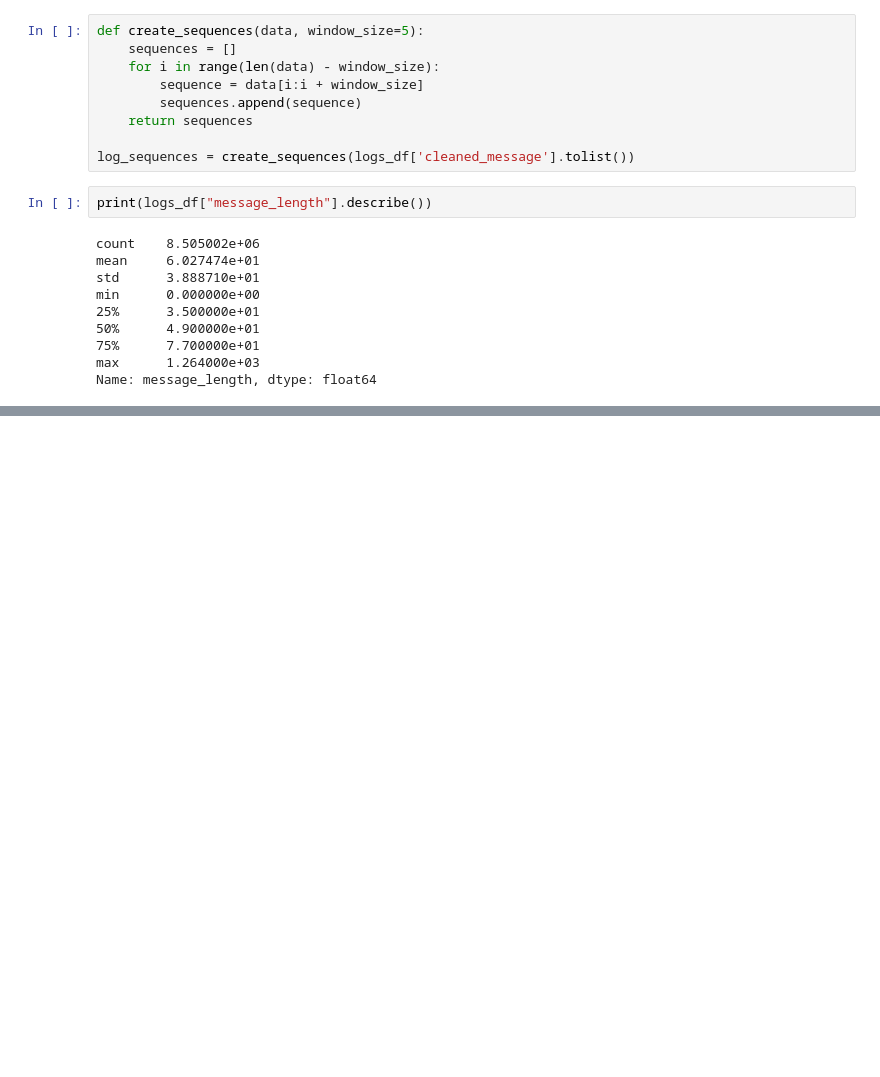
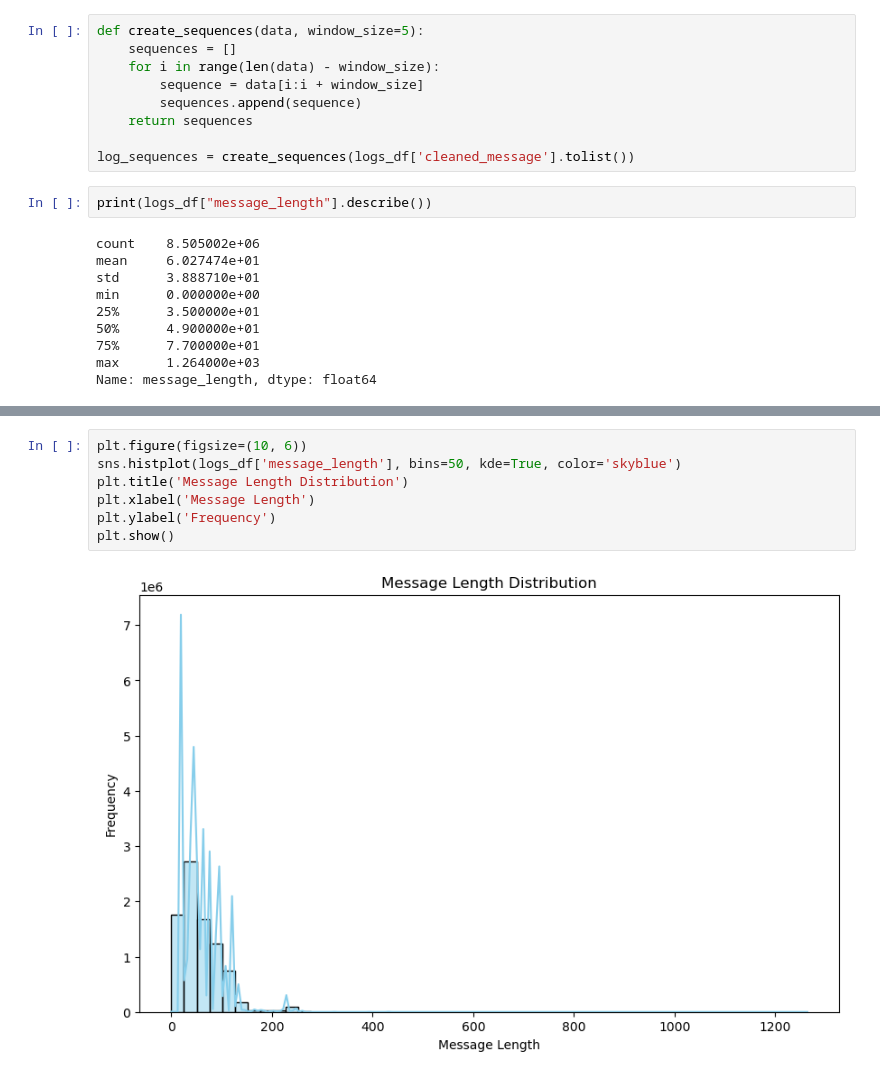
Before and after one commit to shekar-raja/alertops-ai, a Jupyter notebook: notebooks/data_preprocessing_and_model_training.ipynb, the cells around one changed output, grey strips where cells are left out. Drawn from its saved outputs; the diff is of its cells as text; blank space fills up the shorter version.

```diff
--- a/notebooks/data_preprocessing_and_model_training.ipynb
+++ b/notebooks/data_preprocessing_and_model_training.ipynb
@@ -238,0 +257,9 @@ Name: message_length, dtype: float64
+# %%
+plt.figure(figsize=(10, 6))
+sns.histplot(logs_df['message_length'], bins=50, kde=True, color='skyblue')
+plt.title('Message Length Distribution')
+plt.xlabel('Message Length')
+plt.ylabel('Frequency')
+plt.show()
+# %% [output]
+[figure, added]
```
Also changed, not shown: parts of 20 cells of this notebook.
